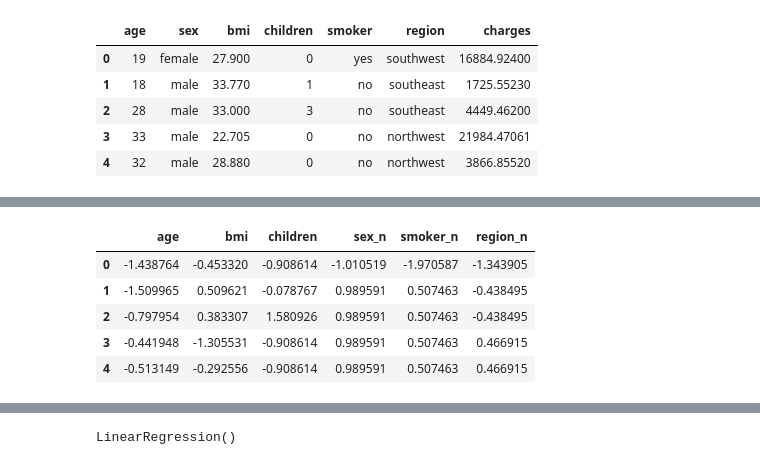
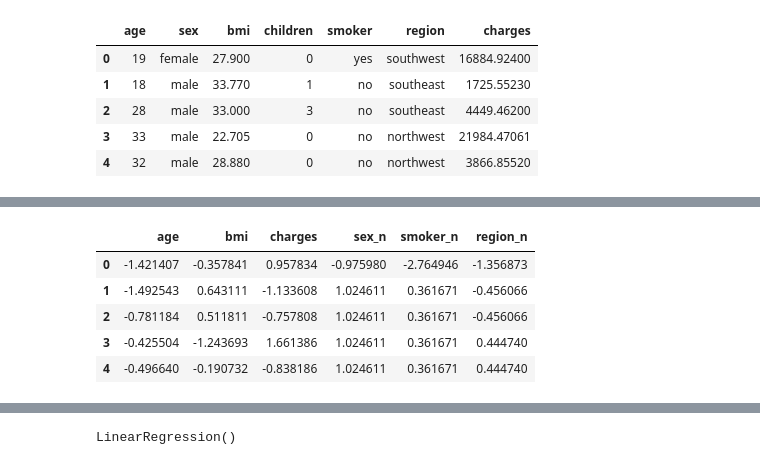
Before and after one commit to Fergo20011/regresion_lineal, a Jupyter notebook: src/explore.ipynb, the cells around one changed output, grey strips where cells are left out. Drawn from its saved outputs; the diff is of its cells as text; code cells hidden in the pictures.

```diff
--- a/src/explore.ipynb
+++ b/src/explore.ipynb
@@ -32,0 +84,3 @@ df
+# %%
+#Esta variable no tiene correlación importante, la borraré.
+df = df.drop(['children'], axis=1)
@@ -32,0 +116,11 @@ df
+# %%
+variables_numericas = []
+for column in df.columns:
+    if df[column].dtype != 'object':
+        variables_numericas.append(column)
+variables_numericas
+
+sns.heatmap(df[['charges', 'bmi', 'age', 'sex_n', 'smoker_n', 'region_n']].corr(), annot=True, fmt='.2f')
+
+plt.tight_layout()
+plt.show()
@@ -70,0 +182,7 @@ df
+# %%
+df = df[(df['charges'] >= 0) & (df['charges'] <= 34489)]
+df = df[(df['bmi'] >= 0) & (df['bmi'] <= 47)]
+df.shape
+df.isnull().sum()
+
+# No hay negativos
@@ -71,21 +200,21 @@ df
 # %%
 from sklearn.preprocessing import StandardScaler
 
-scaler = StandardScaler()
+Scaler = StandardScaler()
 
-variables_num = ['age','bmi','children','sex_n','smoker_n','region_n']
+features_escaladas=Scaler.fit_transform(df[variables_numericas])#Esto me transforma los datos en matriz, el scaler.
+#Por ello debo volver a transformar todo en un dataframe.
+df_escalado = pd.DataFrame(features_escaladas, columns=variables_numericas)
+df_escalado.head()
 
-features_escaladas = scaler.fit_transform(df[variables_num])
-
-df_escalado = pd.DataFrame(features_escaladas, index = df.index, columns = variables_num)
-df_escalado.head()
+#Escalar
 # %% [output]
-|  | age | bmi | children | sex_n | smoker_n | region_n |
-| 0 | -1.438764 | -0.453320 | -0.908614 | -1.010519 | -1.970587 | -1.343905 |
-| 1 | -1.509965 | 0.509621 | -0.078767 | 0.989591 | 0.507463 | -0.438495 |
-| 2 | -0.797954 | 0.383307 | 1.580926 | 0.989591 | 0.507463 | -0.438495 |
-| 3 | -0.441948 | -1.305531 | -0.908614 | 0.989591 | 0.507463 | 0.466915 |
-| 4 | -0.513149 | -0.292556 | -0.908614 | 0.989591 | 0.507463 | 0.466915 |
+|  | age | bmi | charges | sex_n | smoker_n | region_n |
+| 0 | -1.421407 | -0.357841 | 0.957834 | -0.975980 | -2.764946 | -1.356873 |
+| 1 | -1.492543 | 0.643111 | -1.133608 | 1.024611 | 0.361671 | -0.456066 |
+| 2 | -0.781184 | 0.511811 | -0.757808 | 1.024611 | 0.361671 | -0.456066 |
+| 3 | -0.425504 | -1.243693 | 1.661386 | 1.024611 | 0.361671 | 0.444740 |
+| 4 | -0.496640 | -0.190732 | -0.838186 | 1.024611 | 0.361671 | 0.444740 |
 # %%
 from sklearn.model_selection import train_test_split
 
```
Also changed, not shown: parts of 20 cells of this notebook, 3 other files.
